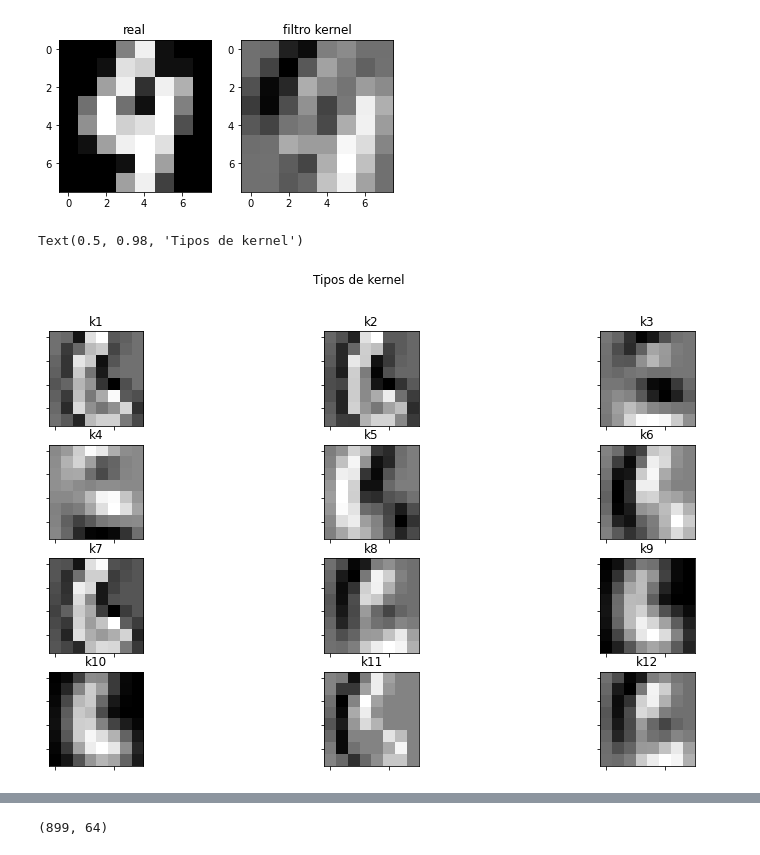
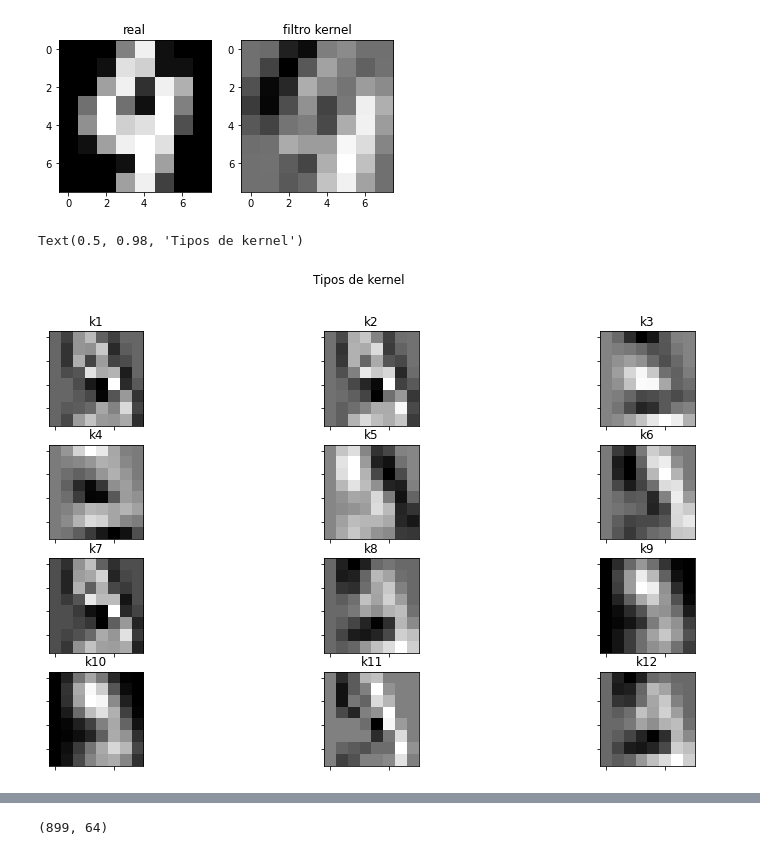
Before and after one commit to jose25050/proyectoMachineLearning, a Jupyter notebook: script2.ipynb, the cells around one changed output, grey strips where cells are left out. Drawn from its saved outputs; the diff is of its cells as text; code cells hidden in the pictures.

```diff
--- a/script2.ipynb
+++ b/script2.ipynb
@@ -245,16 +245,16 @@ kernel6 ,kernel7 ,kernel8 ,kernel9 ,kernel10 ,kernel11,kernel12, kernel13,kernel
 # %%
 fig, axes = plt.subplots(nrows=4,ncols=3,figsize = (14,8))
 axes = axes.flat
 for i in range(12):
-    axes[i].imshow(rgb_convolve2d(X_train[26],kernel[i]),
+    axes[i].imshow(rgb_convolve2d(X_train[29],kernel[i]),
                     cmap='gray')
     axes[i].set_title(f"k{i+1}")
     axes[i].set_xticklabels("")
     axes[i].set_yticklabels("")
 fig.suptitle("Tipos de kernel")
 # %% [output]
 Text(0.5, 0.98, 'Tipos de kernel')
-[figure, old version]
+[figure, new version]
 # %%
 ## creando los filtros de kernel para el modelo general
 
```
Also changed, not shown: parts of 49 cells of this notebook.
